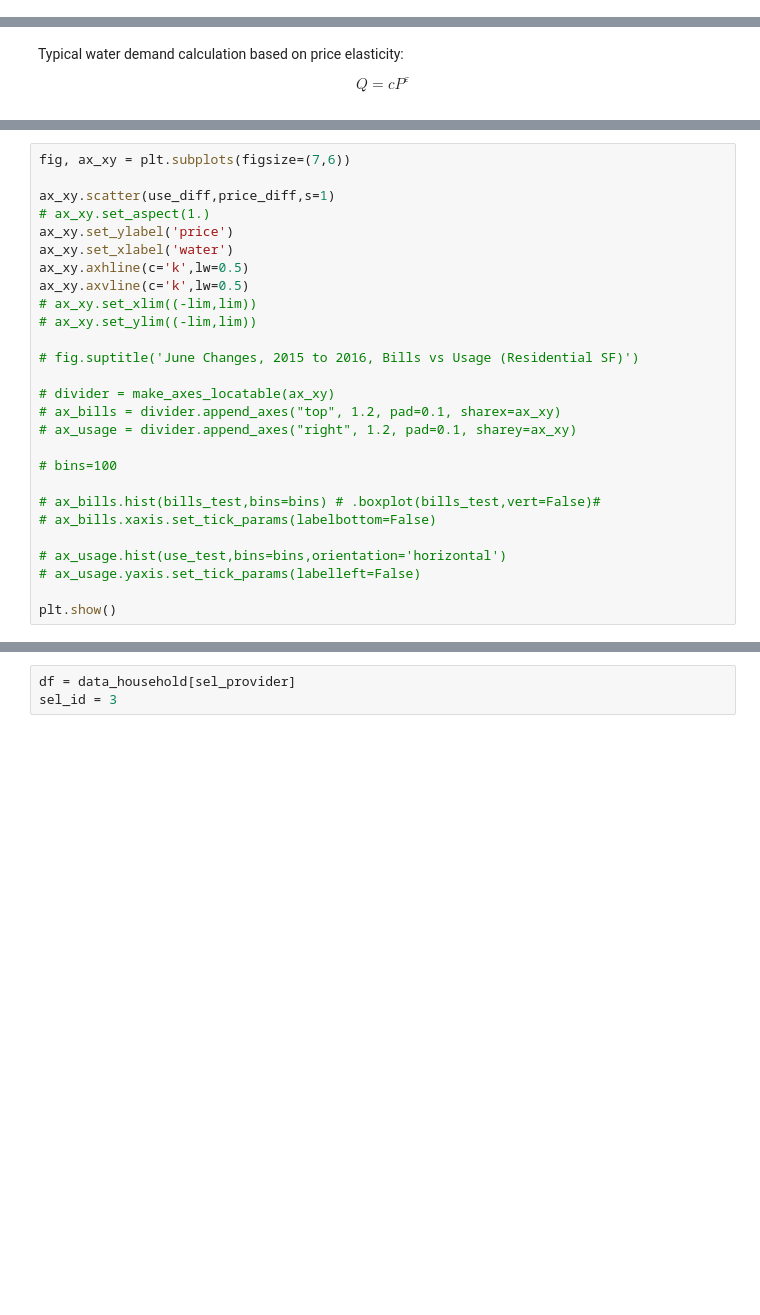
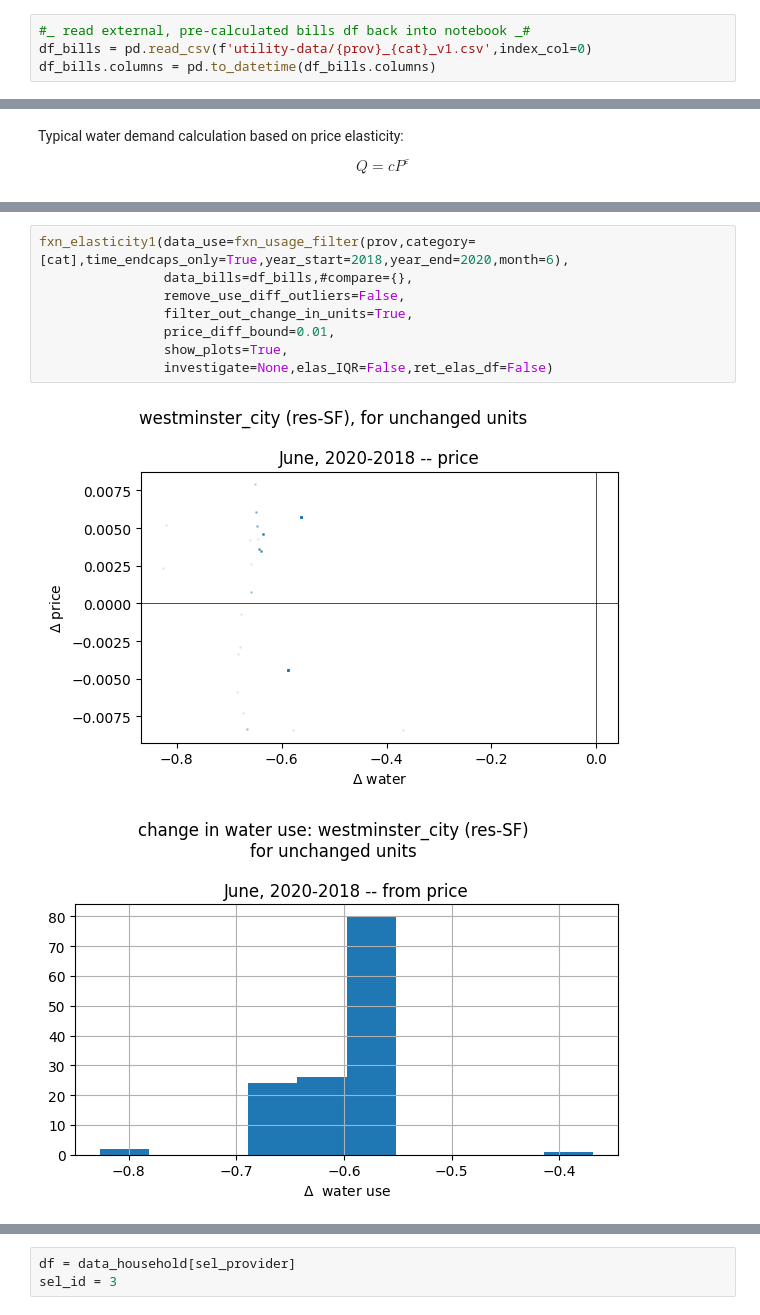
Before and after one commit to jade-fp/hub-gra-cwcb-rates, a Jupyter notebook: analysis_new.ipynb, the cells around one changed output, grey strips where cells are left out. Cells and saved outputs as stored; diff of their text form; blank space fills up the shorter version.

```diff
--- a/analysis_new.ipynb
+++ b/analysis_new.ipynb
@@ -1497,0 +1547,4 @@ total bill: $15.84
+# %%
+#_ read external, pre-calculated bills df back into notebook _#
+df_bills = pd.read_csv(f'utility-data/{prov}_{cat}_v1.csv',index_col=0)
+df_bills.columns = pd.to_datetime(df_bills.columns)
@@ -1848,27 +1820,0 @@ price_diff.head()
-# %%
-fig, ax_xy = plt.subplots(figsize=(7,6))
-
-ax_xy.scatter(use_diff,price_diff,s=1)
-# ax_xy.set_aspect(1.)
-ax_xy.set_ylabel('price')
-ax_xy.set_xlabel('water')
-ax_xy.axhline(c='k',lw=0.5)
-ax_xy.axvline(c='k',lw=0.5)
-# ax_xy.set_xlim((-lim,lim))
-# ax_xy.set_ylim((-lim,lim))
-
-# fig.suptitle('June Changes, 2015 to 2016, Bills vs Usage (Residential SF)')
-
-# divider = make_axes_locatable(ax_xy)
-# ax_bills = divider.append_axes("top", 1.2, pad=0.1, sharex=ax_xy)
-# ax_usage = divider.append_axes("right", 1.2, pad=0.1, sharey=ax_xy)
-
-# bins=100
-
-# ax_bills.hist(bills_test,bins=bins) # .boxplot(bills_test,vert=False)#
-# ax_bills.xaxis.set_tick_params(labelbottom=False)
-
-# ax_usage.hist(use_test,bins=bins,orientation='horizontal')
-# ax_usage.yaxis.set_tick_params(labelleft=False)
-
-plt.show()
@@ -1876,0 +2109,11 @@ plt.show()
+# %%
+fxn_elasticity1(data_use=fxn_usage_filter(prov,category=[cat],time_endcaps_only=True,year_start=2018,year_end=2020,month=6),
+                data_bills=df_bills,#compare={},
+                remove_use_diff_outliers=False,
+                filter_out_change_in_units=True,
+                price_diff_bound=0.01,
+                show_plots=True,
+                investigate=None,elas_IQR=False,ret_elas_df=False)
+# %% [output]
+[figure, added]
+[figure, added]
```
Also changed, not shown: parts of 57 cells of this notebook.
